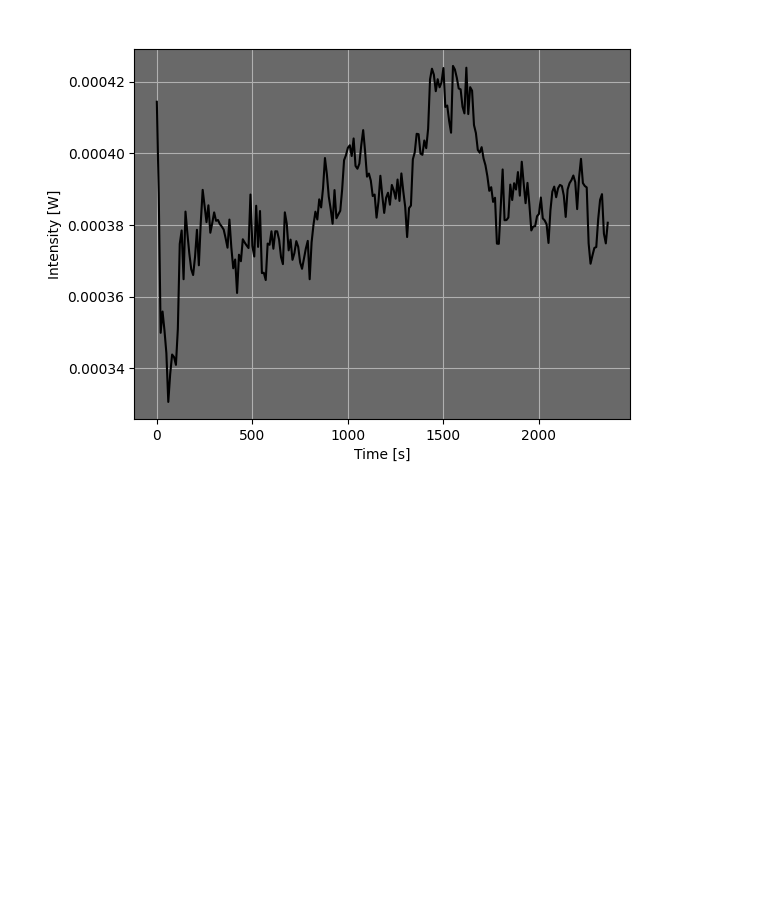
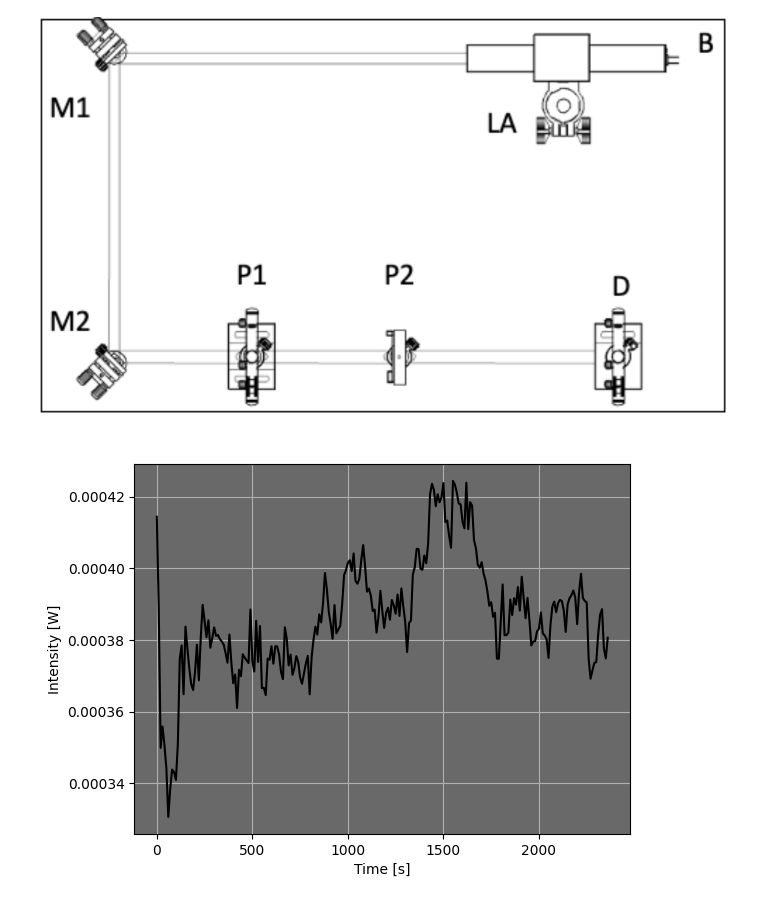
Before and after one commit to opticslabjkmspk/Optics-Lab, a Jupyter notebook: Lab 2 Report.ipynb, the cells around one changed output. Drawn from its saved outputs; the diff is of its cells as text; code cells hidden in the pictures; blank space fills up the shorter version.

```diff
--- a/Lab 2 Report.ipynb
+++ b/Lab 2 Report.ipynb
@@ -17,6 +43,10 @@ import matplotlib.pyplot as plt
 from sklearn.metrics import r2_score,mean_squared_error
 
 %matplotlib inline
+# %%
+Image(filename='setup.png')
+# %% [output]
+[figure, added]
 # %%
 '''
 We extract the measured intensity fluctuations from our source.
```
Also changed, not shown: parts of 3 cells of this notebook.
